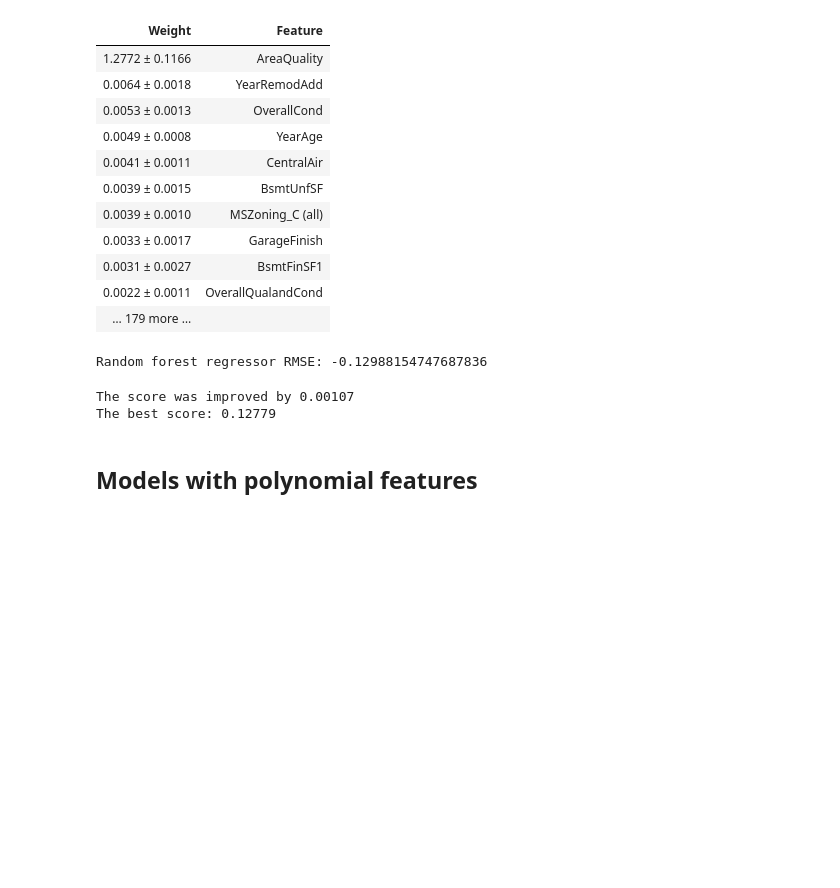
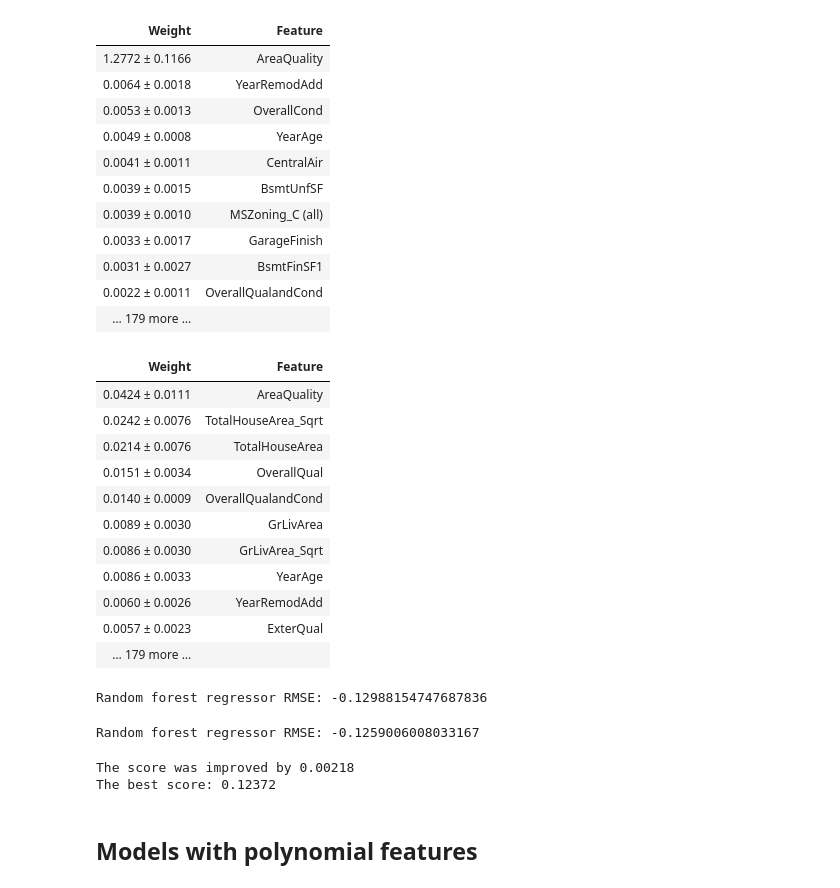
Before and after one commit to Gedas-LT/kaggle-ames-house-prices, a Jupyter notebook: predictions.ipynb, the cells around one changed output. Saved outputs shown, nothing was run; the diff lists cells and outputs as text; code cells hidden in the pictures; blank space fills up the shorter version.

Commit message:
Randome forest tuning

```diff
--- a/predictions.ipynb
+++ b/predictions.ipynb
@@ -594,3 +614,5 @@ grid_search.fit(X_eval, X_eval, y_eval)
+# %%
+tuned_random_forest = RandomForestRegressor(n_estimators=1000, min_samples_split=2, min_samples_leaf=1, max_features="sqrt", max_depth=None, bootstrap=False)
 # %%
 forest_model = random_forest.fit(train_X, train_y)
 
@@ -610,12 +632,37 @@ eli5.show_weights(forest_perm, feature_names = val_X.columns.tolist(), top=10)
 | 0.0031 ± 0.0027 | BsmtFinSF1 |
 | 0.0022 ± 0.0011 | OverallQualandCond |
 | … 179 more … |  |
+# %%
+tuned_forest_model = tuned_random_forest.fit(train_X, train_y)
+
+tuned_forest_perm = PermutationImportance(tuned_forest_model, random_state=42).fit(val_X, val_y)
+tuned_forest_eli5 = eli5.explain_weights_df(tuned_forest_perm, feature_names=val_X.columns.tolist())
+eli5.show_weights(tuned_forest_perm, feature_names = val_X.columns.tolist(), top=10)
+# %% [output]
+| Weight | Feature |
+| 0.0424 ± 0.0111 | AreaQuality |
+| 0.0242 ± 0.0076 | TotalHouseArea_Sqrt |
+| 0.0214 ± 0.0076 | TotalHouseArea |
+| 0.0151 ± 0.0034 | OverallQual |
+| 0.0140 ± 0.0009 | OverallQualandCond |
+| 0.0089 ± 0.0030 | GrLivArea |
+| 0.0086 ± 0.0030 | GrLivArea_Sqrt |
+| 0.0086 ± 0.0033 | YearAge |
+| 0.0060 ± 0.0026 | YearRemodAdd |
+| 0.0057 ± 0.0023 | ExterQual |
+| … 179 more … |  |
 # %%
 # Evaluation
 random_forest_scores = cross_val_score(random_forest, X_eval, y_eval, scoring="neg_root_mean_squared_error")
 print("Random forest regressor RMSE:", random_forest_scores.mean())
 # %% [output]
 Random forest regressor RMSE: -0.12988154747687836
+# %%
+# Evaluation
+tuned_random_forest_scores = cross_val_score(tuned_random_forest, X_eval, y_eval, scoring="neg_root_mean_squared_error")
+print("Random forest regressor RMSE:", tuned_random_forest_scores.mean())
+# %% [output]
+Random forest regressor RMSE: -0.1259006008033167
 # %%
 random_forest.fit(X_train, y_train)
 random_forest_predictions = random_forest.predict(final_test_data)
@@ -623,10 +670,10 @@ random_forest_predictions = random_forest.predict(final_test_data)
 output = pd.DataFrame({"Id": test_data["Id"], "SalePrice": random_forest_predictions})
 output.to_csv("submissions/random_forest_predictions.csv", index=False)
 # %%
-forest_selected_features = feature_selector(forest_eli5, 0.12886, random_forest, train_evaluation_data, "SalePrice")
+forest_selected_features = feature_selector(tuned_forest_eli5, 0.12590, tuned_random_forest, train_evaluation_data, "SalePrice")
 # %% [output]
-The score was improved by 0.00107
-The best score: 0.12779
+The score was improved by 0.00218
+The best score: 0.12372
 # %%
 X_train_selected = final_train_data[forest_selected_features]
 final_test_selected_data = final_test_data[forest_selected_features]
```
Also changed, not shown: parts of 13 cells of this notebook, 4 other files.
